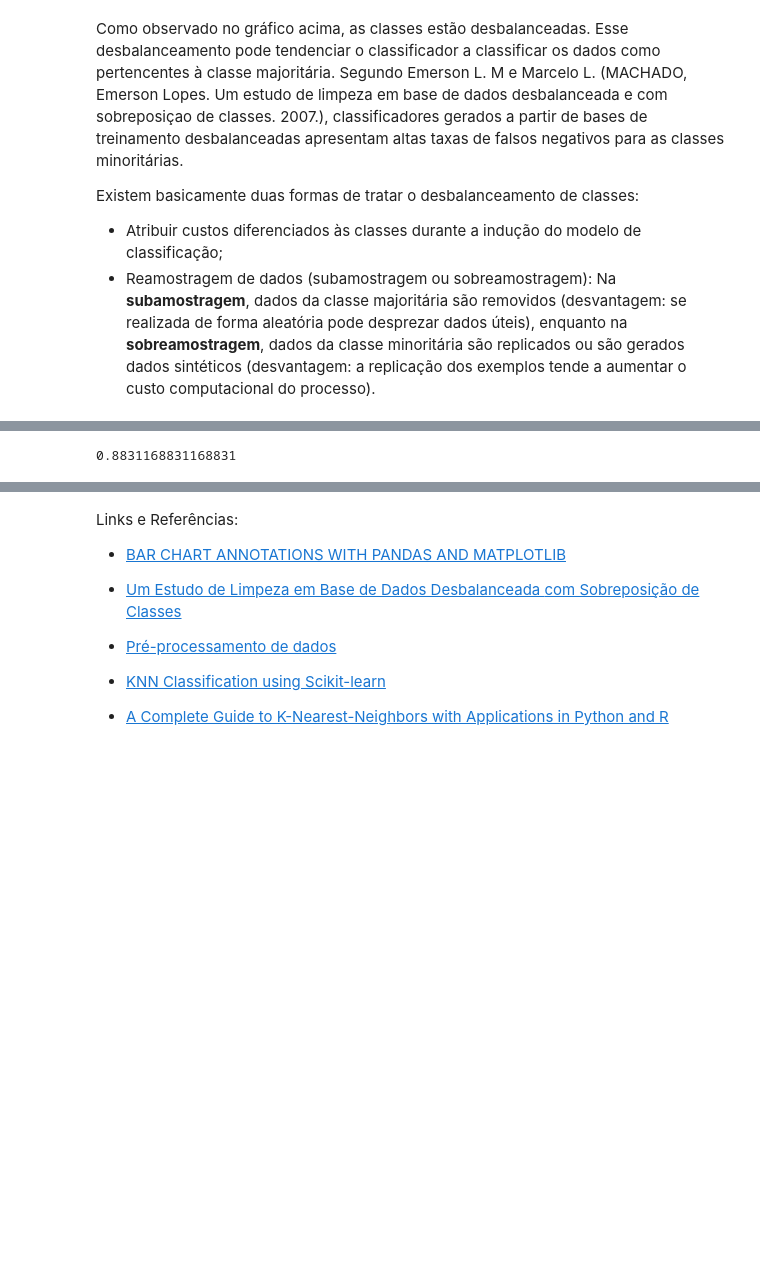
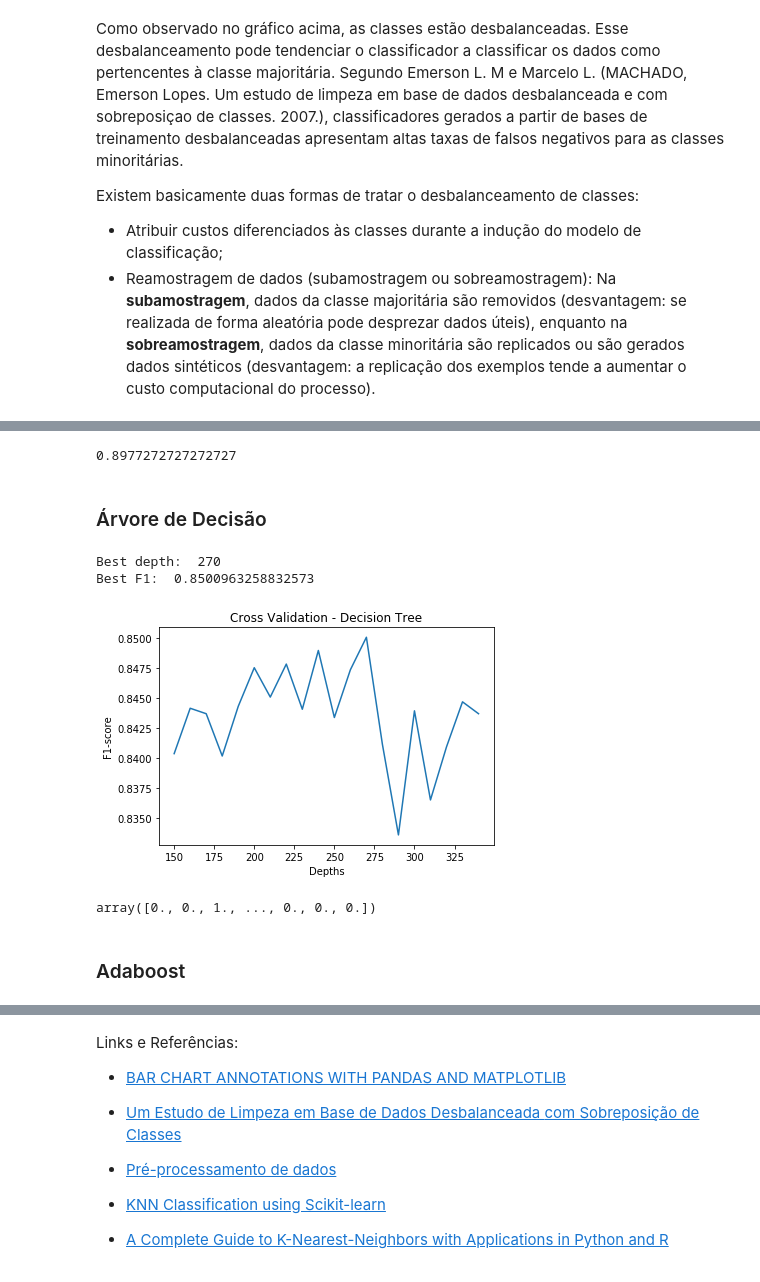
Before and after one commit to andrezaraquel/machinelearning, a Jupyter notebook: classificação/ensembles.ipynb, the cells around one changed output, grey strips where cells are left out. Drawn from its saved outputs; the diff is of its cells as text; code cells hidden in the pictures; blank space fills up the shorter version.

```diff
--- a/classificação/ensembles.ipynb
+++ b/classificação/ensembles.ipynb
@@ -174,7 +257,44 @@ The optimal number of neighbors is 3
 # %%
-knn_model = KNeighborsClassifier(n_neighbors=optimal_k)
+best_knn = KNeighborsClassifier(n_neighbors=best_neighbor)
+best_knn.fit(X_train, Y_train)
 
-knn_model.fit(X_train, Y_train)
-knn_model.score(X_test, Y_test)
+best_knn.score(X_test, Y_test)
+
+#0.8977272727272727
 # %% [output]
-0.8831168831168831
+0.8977272727272727
+# %% [markdown]
+### Árvore de Decisão
+# %%
+depths = np.arange(150,350,10).tolist()
+
+cv_dtc= [f1_cv(DecisionTreeClassifier(max_depth=depth)).mean()
+            for depth in depths]
+cv_dtc = pd.Series(cv_dtc, index = depths)
+# %%
+cv_dtc.plot(title = "Cross Validation - Decision Tree")
+plt.xlabel("Depths")
+plt.ylabel("F1-score")
+
+best_depth_dtc = cv_dtc.idxmax()
+
+print("Best depth: ", best_depth_dtc)
+best_f1_dtc = cv_dtc.max()
+print("Best F1: ", best_f1_dtc)
+
+#Best depth:  270
+#Best F1:  0.8500963258832573
+# %% [output]
+Best depth:  270
+Best F1:  0.8500963258832573
+[figure, added]
+# %%
+best_dtc = DecisionTreeClassifier(max_depth=best_depth_dtc)
+best_dtc.fit(X_train, Y_train)
+best_dtc.score(X_test, Y_test)
+
+best_dtc.predict(df_unlabeled)
+# %% [output]
+array([0., 0., 1., ..., 0., 0., 0.])
+# %% [markdown]
+### Adaboost
```
Also changed, not shown: parts of 38 cells of this notebook, 3 other files.
